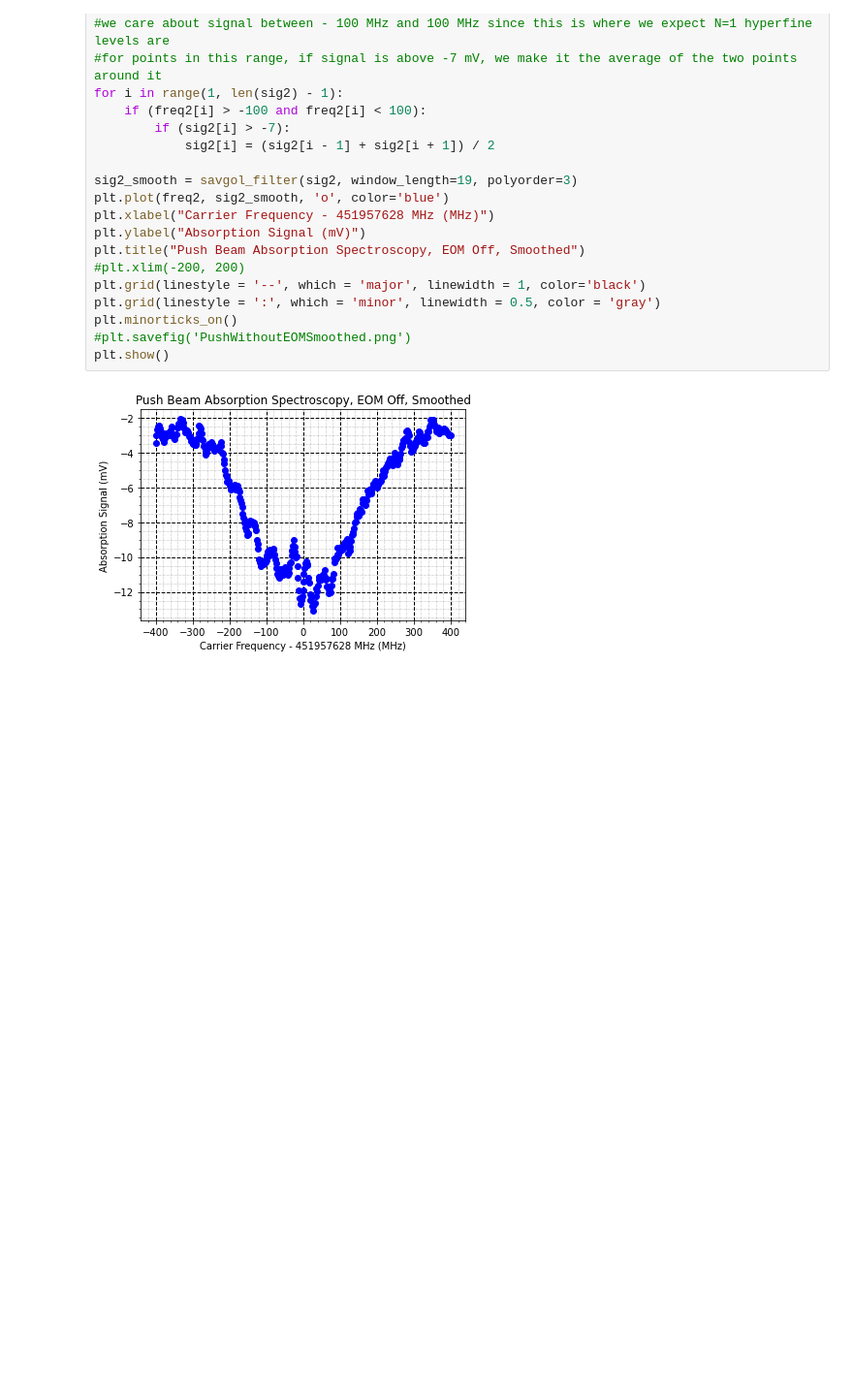
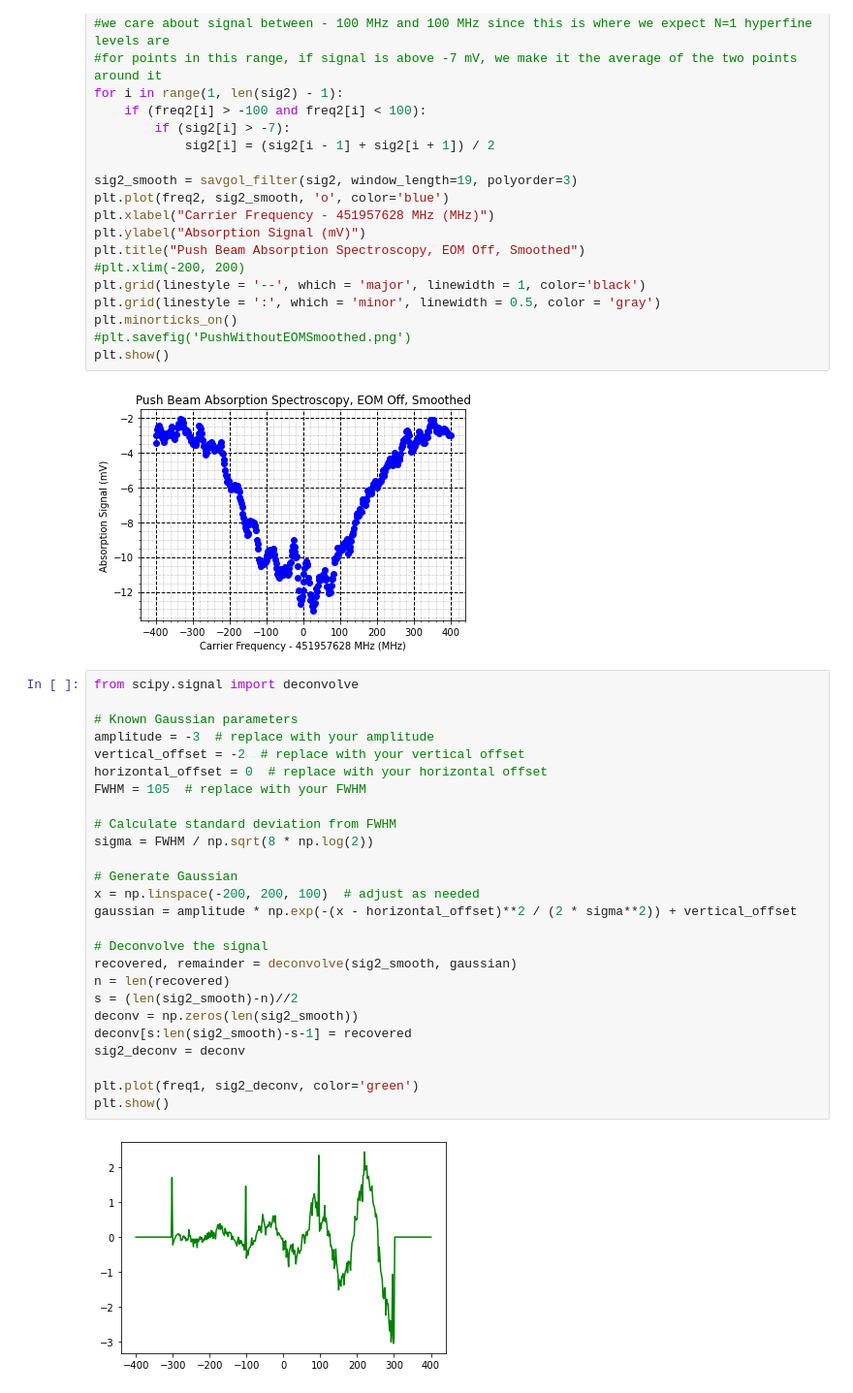
Before and after one commit to geoffrey-zheng/SrF-Calcs, a Jupyter notebook: Push-Beam/PushInCellAbsorption.ipynb, the cells around one changed output. Shown at 97% size. Cells and saved outputs as stored; diff of their text form; blank space fills up the shorter version.

```diff
--- a/Push-Beam/PushInCellAbsorption.ipynb
+++ b/Push-Beam/PushInCellAbsorption.ipynb
@@ -138,3 +138,31 @@ plt.minorticks_on()
 plt.show()
 # %% [output]
 [figure]
+# %%
+from scipy.signal import deconvolve
+
+# Known Gaussian parameters
+amplitude = -3  # replace with your amplitude
+vertical_offset = -2  # replace with your vertical offset
+horizontal_offset = 0  # replace with your horizontal offset
+FWHM = 105  # replace with your FWHM
+
+# Calculate standard deviation from FWHM
+sigma = FWHM / np.sqrt(8 * np.log(2))
+
+# Generate Gaussian
+x = np.linspace(-200, 200, 100)  # adjust as needed
+gaussian = amplitude * np.exp(-(x - horizontal_offset)**2 / (2 * sigma**2)) + vertical_offset
+
+# Deconvolve the signal
+recovered, remainder = deconvolve(sig2_smooth, gaussian)
+n = len(recovered)
+s = (len(sig2_smooth)-n)//2
+deconv = np.zeros(len(sig2_smooth))
+deconv[s:len(sig2_smooth)-s-1] = recovered
+sig2_deconv = deconv
+
+plt.plot(freq1, sig2_deconv, color='green')
+plt.show()
+# %% [output]
+[figure, added]
```
Also changed, not shown: 3 other files.
